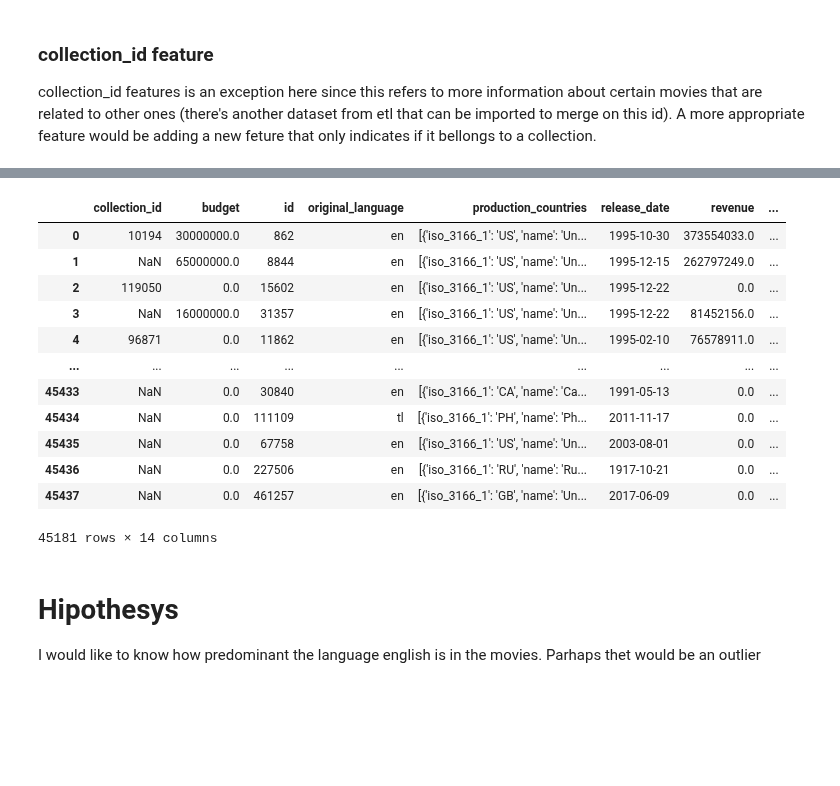
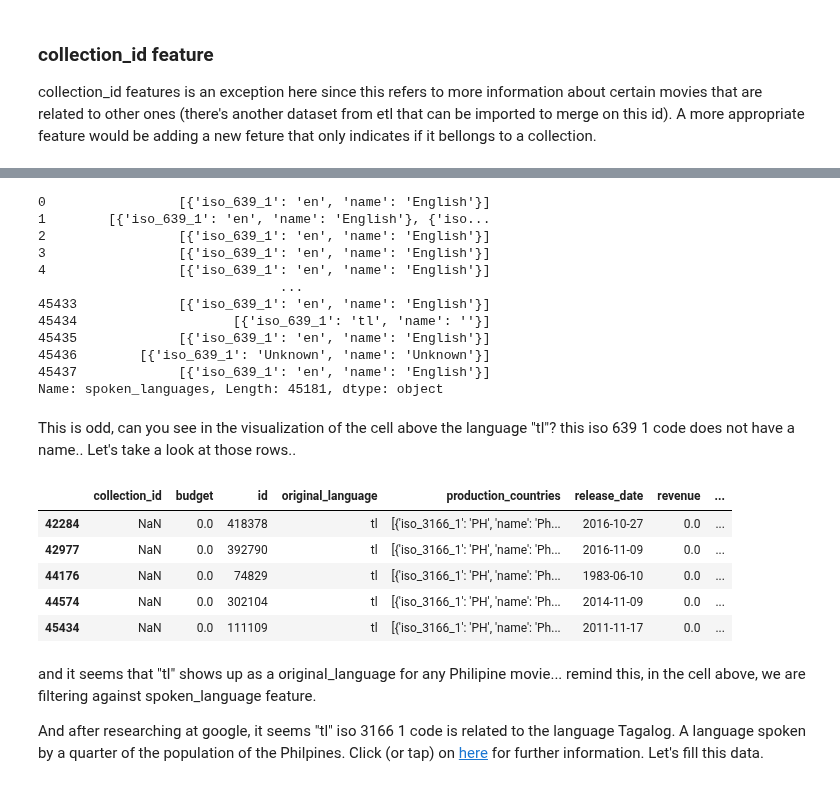
Before and after one commit to someonefrom93/PI_JUL, a Jupyter notebook: eda.ipynb, the cells around one changed output, grey strips where cells are left out. Drawn from its saved outputs; the diff is of its cells as text; code cells hidden in the pictures; blank space fills up the shorter version.

Commit message:
EDA 1.1 (fixing up spoken_languages feature)

```diff
--- a/eda.ipynb
+++ b/eda.ipynb
@@ -84,3 +93,5 @@ dtype: int64
 # %% [markdown]
 ### collection_id feature
 collection_id features is an exception here since this refers to more information about certain movies that are related to other ones (there's another dataset from etl that can be imported to merge on this id). A more appropriate feature would be adding a new feture that only indicates if it bellongs to a collection.
+# %%
+movies_df["bellongs_to_collection"] = ~movies_df["collection_id"].isnull()
@@ -87,20 +139,32 @@ collection_id features is an exception here since this refers to more informatio
 # %%
-movies_df
+movies_df["spoken_languages"]
 # %% [output]
-|  | collection_id | budget | id | original_language | production_countries | release_date | revenue | ... |
-| 0 | 10194 | 30000000.0 | 862 | en | [{'iso_3166_1': 'US', 'name': 'Un... | 1995-10-30 | 373554033.0 | ... |
-| 1 | NaN | 65000000.0 | 8844 | en | [{'iso_3166_1': 'US', 'name': 'Un... | 1995-12-15 | 262797249.0 | ... |
-| 2 | 119050 | 0.0 | 15602 | en | [{'iso_3166_1': 'US', 'name': 'Un... | 1995-12-22 | 0.0 | ... |
-| 3 | NaN | 16000000.0 | 31357 | en | [{'iso_3166_1': 'US', 'name': 'Un... | 1995-12-22 | 81452156.0 | ... |
-| 4 | 96871 | 0.0 | 11862 | en | [{'iso_3166_1': 'US', 'name': 'Un... | 1995-02-10 | 76578911.0 | ... |
-| ... | ... | ... | ... | ... | ... | ... | ... | ... |
-| 45433 | NaN | 0.0 | 30840 | en | [{'iso_3166_1': 'CA', 'name': 'Ca... | 1991-05-13 | 0.0 | ... |
-| 45434 | NaN | 0.0 | 111109 | tl | [{'iso_3166_1': 'PH', 'name': 'Ph... | 2011-11-17 | 0.0 | ... |
-| 45435 | NaN | 0.0 | 67758 | en | [{'iso_3166_1': 'US', 'name': 'Un... | 2003-08-01 | 0.0 | ... |
-| 45436 | NaN | 0.0 | 227506 | en | [{'iso_3166_1': 'RU', 'name': 'Ru... | 1917-10-21 | 0.0 | ... |
-| 45437 | NaN | 0.0 | 461257 | en | [{'iso_3166_1': 'GB', 'name': 'Un... | 2017-06-09 | 0.0 | ... |
-45181 rows × 14 columns
+0                 [{'iso_639_1': 'en', 'name': 'English'}]
+1        [{'iso_639_1': 'en', 'name': 'English'}, {'iso...
+2                 [{'iso_639_1': 'en', 'name': 'English'}]
+3                 [{'iso_639_1': 'en', 'name': 'English'}]
+4                 [{'iso_639_1': 'en', 'name': 'English'}]
+                               ...
+45433             [{'iso_639_1': 'en', 'name': 'English'}]
+45434                    [{'iso_639_1': 'tl', 'name': ''}]
+45435             [{'iso_639_1': 'en', 'name': 'English'}]
+45436        [{'iso_639_1': 'Unknown', 'name': 'Unknown'}]
+45437             [{'iso_639_1': 'en', 'name': 'English'}]
+Name: spoken_languages, Length: 45181, dtype: object
-# %% [markdown]
-# Hipothesys
-
-I would like to know how predominant the language english is in the movies. Parhaps thet would be an outlier
+# %% [markdown]
+This is odd, can you see in the visualization of the cell above the language "tl"? this iso 639 1 code does not have a name.. Let's take a look at those rows..
+# %%
+tl_language_mask = movies_df["spoken_languages"].apply(lambda languages: "tl" in (language["iso_639_1"] for language in languages))
+# %%
+movies_df[tl_language_mask].tail()
+# %% [output]
+|  | collection_id | budget | id | original_language | production_countries | release_date | revenue | ... |
+| 42284 | NaN | 0.0 | 418378 | tl | [{'iso_3166_1': 'PH', 'name': 'Ph... | 2016-10-27 | 0.0 | ... |
+| 42977 | NaN | 0.0 | 392790 | tl | [{'iso_3166_1': 'PH', 'name': 'Ph... | 2016-11-09 | 0.0 | ... |
+| 44176 | NaN | 0.0 | 74829 | tl | [{'iso_3166_1': 'PH', 'name': 'Ph... | 1983-06-10 | 0.0 | ... |
+| 44574 | NaN | 0.0 | 302104 | tl | [{'iso_3166_1': 'PH', 'name': 'Ph... | 2014-11-09 | 0.0 | ... |
+| 45434 | NaN | 0.0 | 111109 | tl | [{'iso_3166_1': 'PH', 'name': 'Ph... | 2011-11-17 | 0.0 | ... |
+# %% [markdown]
+and it seems that "tl" shows up as a original_language for any Philipine movie... remind this, in the cell above, we are filtering against spoken_language feature.
+
+And after researching at google, it seems "tl" iso 3166 1 code is related to the language Tagalog. A language spoken by a quarter of the population of the Philpines. Click (or tap) on [here](https://en.wikipedia.org/wiki/Tagalog_language) for further information. Let's fill this data.
```
Also changed, not shown: parts of 16 cells of this notebook.
